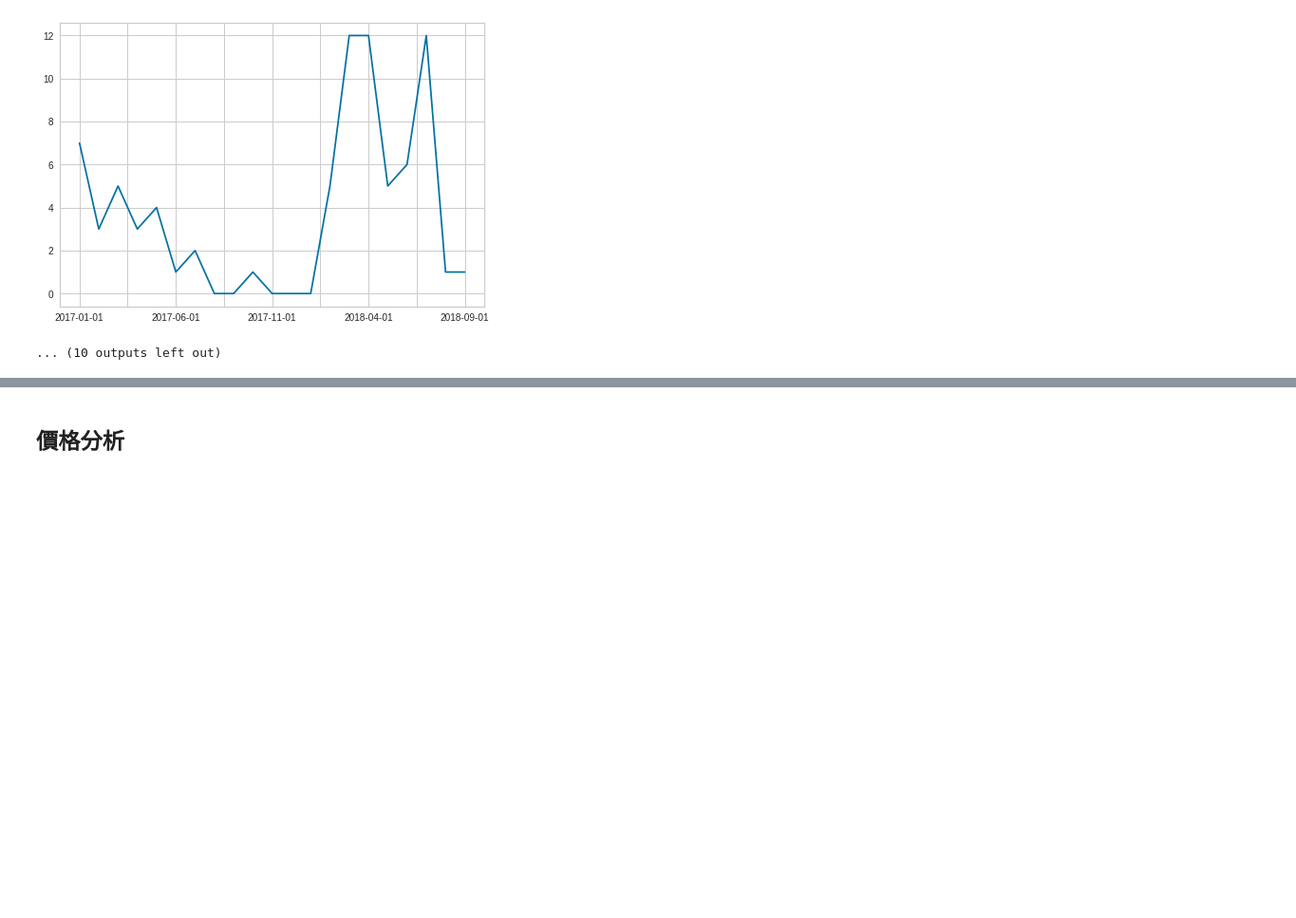
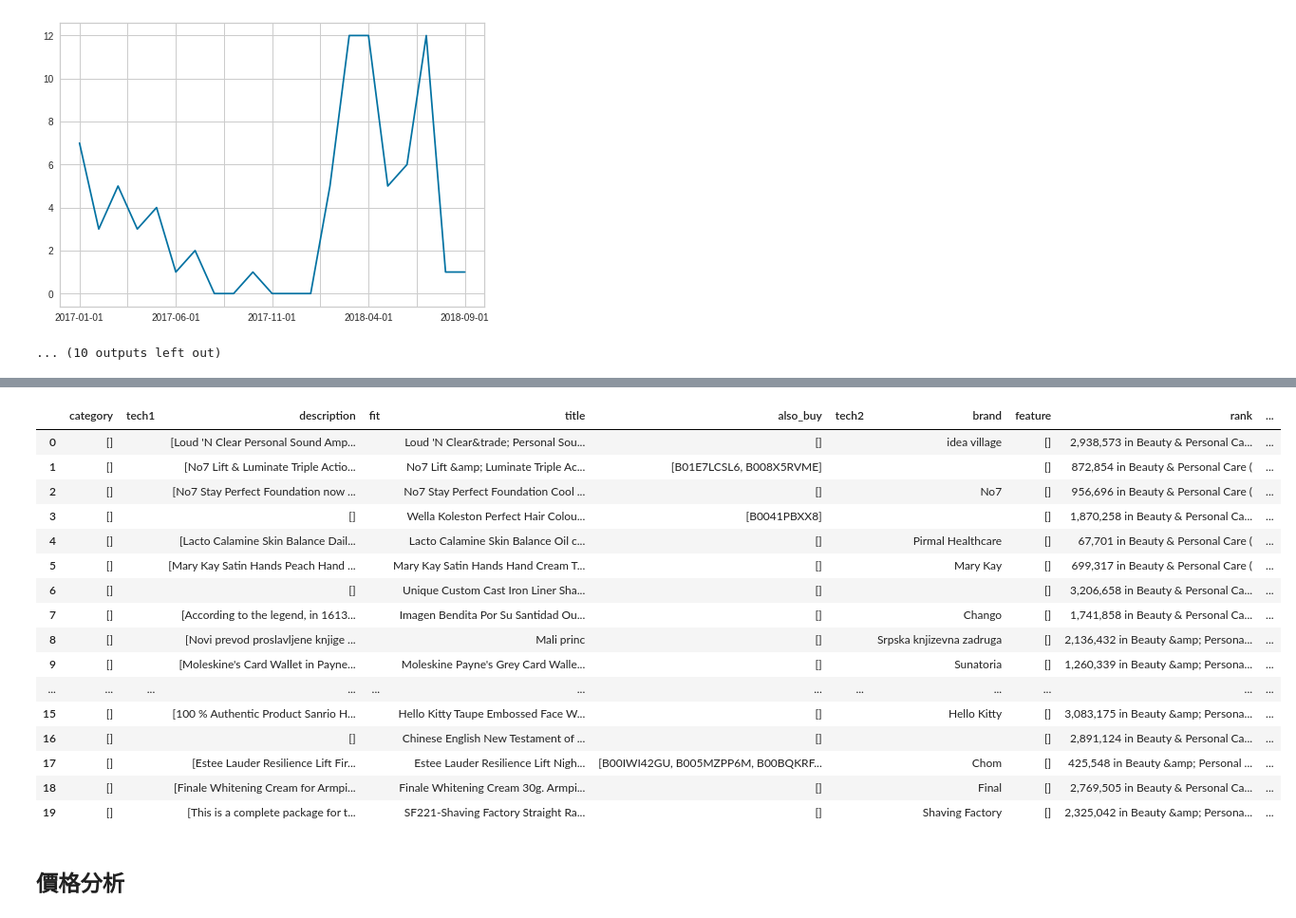
Before and after one commit to RoiWu/data-course-sample, a Jupyter notebook: Collaborative filtering.ipynb, the cells around one changed output, grey strips where cells are left out. Shown at 95% size. Cells and saved outputs as stored; diff of their text form; code cells hidden in the pictures; blank space fills up the shorter version.

```diff
--- a/Collaborative filtering.ipynb
+++ b/Collaborative filtering.ipynb
@@ -55,0 +78,3 @@ metadata.head()
+# %%
+preds = base_model.predict(tmpImg)
+preds
@@ -307,0 +342,6 @@ users = list(ratings_testings_by_user.keys())
+# %%
+import tensorflow as tf
+from tensorflow import keras
+
+base_model = keras.applications.DenseNet121(weights='imagenet')
+base_model.summary()
@@ -307,0 +366,17 @@ users = list(ratings_testings_by_user.keys())
+# %%
+import cv2, requests
+import numpy as np
+
+def preImg(url, threratio=0.5):
+  file = requests.get(url)
+  img = cv2.imdecode(np.fromstring(file.content, np.uint8), 1)    #file.content 是讀取的遠端檔案的位元組流
+  img = cv2.resize(img, (224, 224))
+  img = np.expand_dims(img, axis=0)
+  preds = base_model.predict(img).reshape([-1])
+  return np.argmax(preds) if max(preds) >= threratio else 1000
+# %%
+metadata["imgType"] = 1000
+indexCol = metadata.columns.get_loc('imgType')
+for i, (_, row) in enumerate(metadata.iterrows()):
+  if len(row["imageURLHighRes"]) == 0: continue
+  metadata.iloc[i, indexCol] = preImg(row["imageURLHighRes"][0], threratio=0.5)
@@ -308,3 +395,23 @@ users = list(ratings_testings_by_user.keys())
+# %%
+metadata.head(20)
+# %% [output]
+|  | category | tech1 | description | fit | title | also_buy | tech2 | brand | feature | rank | ... |
+| 0 | [] |  | [Loud 'N Clear Personal Sound Amp... |  | Loud 'N Clear&trade; Personal Sou... | [] |  | idea village | [] | 2,938,573 in Beauty & Personal Ca... | ... |
+| 1 | [] |  | [No7 Lift & Luminate Triple Actio... |  | No7 Lift &amp; Luminate Triple Ac... | [B01E7LCSL6, B008X5RVME] |  |  | [] | 872,854 in Beauty & Personal Care ( | ... |
+| 2 | [] |  | [No7 Stay Perfect Foundation now ... |  | No7 Stay Perfect Foundation Cool ... | [] |  | No7 | [] | 956,696 in Beauty & Personal Care ( | ... |
+| 3 | [] |  | [] |  | Wella Koleston Perfect Hair Colou... | [B0041PBXX8] |  |  | [] | 1,870,258 in Beauty & Personal Ca... | ... |
+| 4 | [] |  | [Lacto Calamine Skin Balance Dail... |  | Lacto Calamine Skin Balance Oil c... | [] |  | Pirmal Healthcare | [] | 67,701 in Beauty & Personal Care ( | ... |
+| 5 | [] |  | [Mary Kay Satin Hands Peach Hand ... |  | Mary Kay Satin Hands Hand Cream T... | [] |  | Mary Kay | [] | 699,317 in Beauty & Personal Care ( | ... |
+| 6 | [] |  | [] |  | Unique Custom Cast Iron Liner Sha... | [] |  |  | [] | 3,206,658 in Beauty & Personal Ca... | ... |
+| 7 | [] |  | [According to the legend, in 1613... |  | Imagen Bendita Por Su Santidad Ou... | [] |  | Chango | [] | 1,741,858 in Beauty & Personal Ca... | ... |
+| 8 | [] |  | [Novi prevod proslavljene knjige ... |  | Mali princ | [] |  | Srpska knjizevna zadruga | [] | 2,136,432 in Beauty &amp; Persona... | ... |
+| 9 | [] |  | [Moleskine's Card Wallet in Payne... |  | Moleskine Payne's Grey Card Walle... | [] |  | Sunatoria | [] | 1,260,339 in Beauty &amp; Persona... | ... |
+| ... | ... | ... | ... | ... | ... | ... | ... | ... | ... | ... | ... |
+| 15 | [] |  | [100 % Authentic Product Sanrio H... |  | Hello Kitty Taupe Embossed Face W... | [] |  | Hello Kitty | [] | 3,083,175 in Beauty &amp; Persona... | ... |
+| 16 | [] |  | [] |  | Chinese English New Testament of ... | [] |  |  | [] | 2,891,124 in Beauty & Personal Ca... | ... |
+| 17 | [] |  | [Estee Lauder Resilience Lift Fir... |  | Estee Lauder Resilience Lift Nigh... | [B00IWI42GU, B005MZPP6M, B00BQKRF... |  | Chom | [] | 425,548 in Beauty &amp; Personal ... | ... |
+| 18 | [] |  | [Finale Whitening Cream for Armpi... |  | Finale Whitening Cream 30g. Armpi... | [] |  | Final | [] | 2,769,505 in Beauty & Personal Ca... | ... |
+| 19 | [] |  | [This is a complete package for t... |  | SF221-Shaving Factory Straight Ra... | [] |  | Shaving Factory | [] | 2,325,042 in Beauty &amp; Persona... | ... |
 # %% [markdown]
 ## 價格分析
 # %%
```
Also changed, not shown: parts of 12 cells of this notebook.
